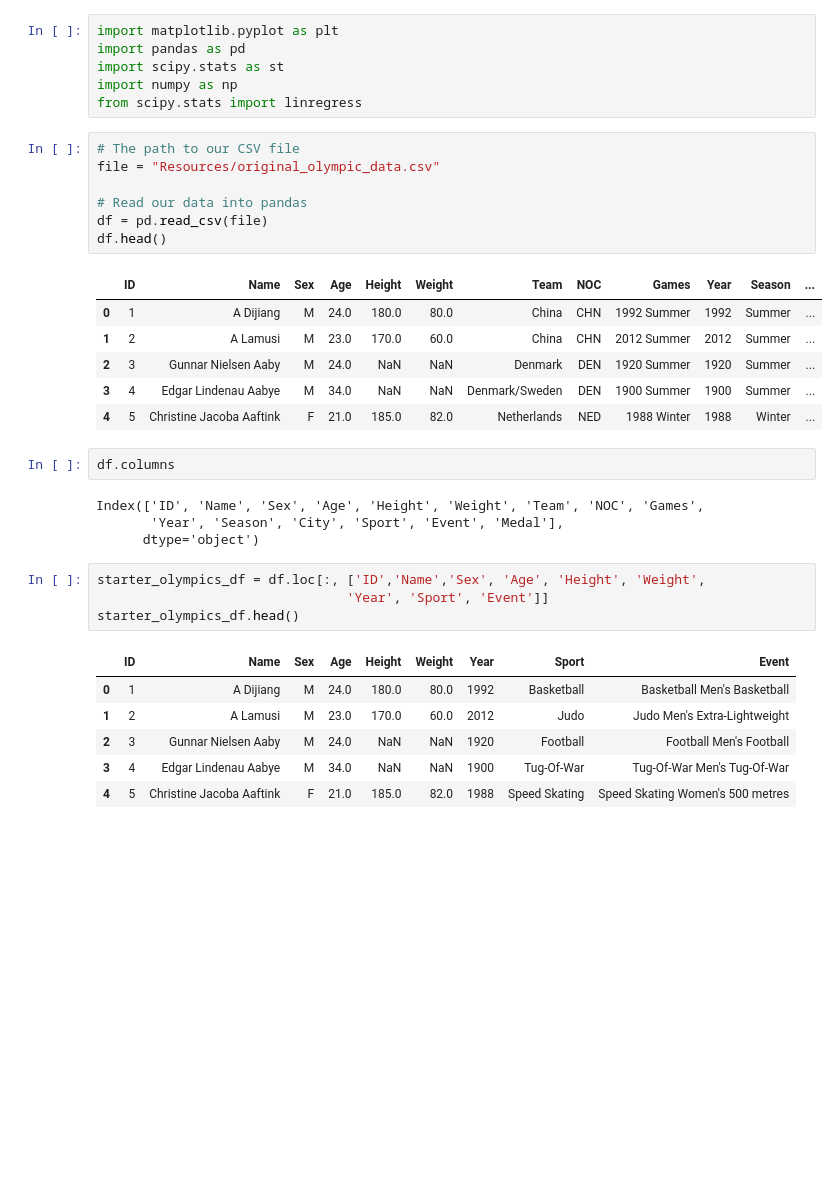
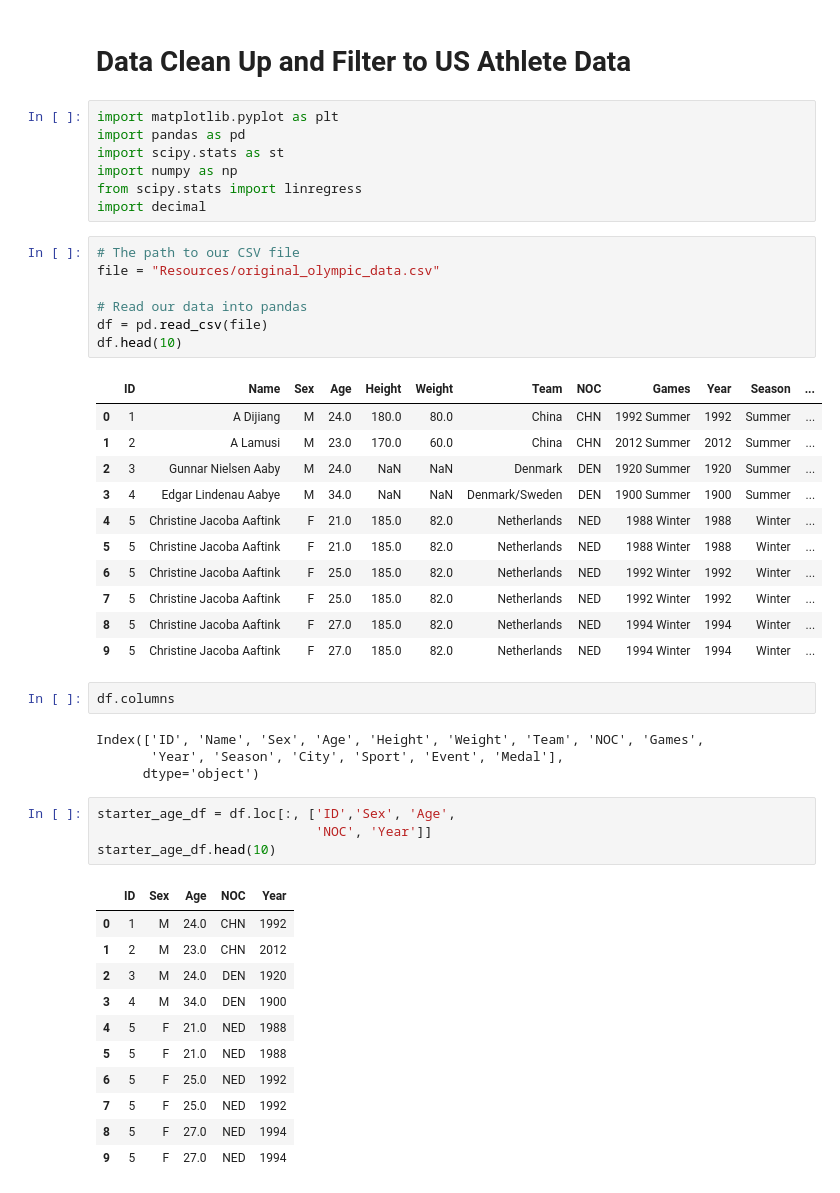
Before and after one commit to fhelms8/Git_Sum_Group_Prj, a Jupyter notebook: Tyler_Work_Age.ipynb, the cells around one changed output. Saved outputs shown, nothing was run; the diff lists cells and outputs as text; blank space fills up the shorter version.

```diff
--- a/Tyler_Work_Age.ipynb
+++ b/Tyler_Work_Age.ipynb
@@ -1,16 +1,19 @@
+# %% [markdown]
+# Data Clean Up and Filter to US Athlete Data
 # %%
 import matplotlib.pyplot as plt
 import pandas as pd
 import scipy.stats as st
 import numpy as np
 from scipy.stats import linregress
+import decimal
 # %%
 # The path to our CSV file
 file = "Resources/original_olympic_data.csv"
 
 # Read our data into pandas
 df = pd.read_csv(file)
-df.head()
+df.head(10)
 # %% [output]
 |  | ID | Name | Sex | Age | Height | Weight | Team | NOC | Games | Year | Season | ... |
 | 0 | 1 | A Dijiang | M | 24.0 | 180.0 | 80.0 | China | CHN | 1992 Summer | 1992 | Summer | ... |
@@ -18,6 +21,11 @@ df.head()
 | 2 | 3 | Gunnar Nielsen Aaby | M | 24.0 | NaN | NaN | Denmark | DEN | 1920 Summer | 1920 | Summer | ... |
 | 3 | 4 | Edgar Lindenau Aabye | M | 34.0 | NaN | NaN | Denmark/Sweden | DEN | 1900 Summer | 1900 | Summer | ... |
 | 4 | 5 | Christine Jacoba Aaftink | F | 21.0 | 185.0 | 82.0 | Netherlands | NED | 1988 Winter | 1988 | Winter | ... |
+| 5 | 5 | Christine Jacoba Aaftink | F | 21.0 | 185.0 | 82.0 | Netherlands | NED | 1988 Winter | 1988 | Winter | ... |
+| 6 | 5 | Christine Jacoba Aaftink | F | 25.0 | 185.0 | 82.0 | Netherlands | NED | 1992 Winter | 1992 | Winter | ... |
+| 7 | 5 | Christine Jacoba Aaftink | F | 25.0 | 185.0 | 82.0 | Netherlands | NED | 1992 Winter | 1992 | Winter | ... |
+| 8 | 5 | Christine Jacoba Aaftink | F | 27.0 | 185.0 | 82.0 | Netherlands | NED | 1994 Winter | 1994 | Winter | ... |
+| 9 | 5 | Christine Jacoba Aaftink | F | 27.0 | 185.0 | 82.0 | Netherlands | NED | 1994 Winter | 1994 | Winter | ... |
 # %%
 df.columns
 # %% [output]
@@ -25,13 +33,18 @@ Index(['ID', 'Name', 'Sex', 'Age', 'Height', 'Weight', 'Team', 'NOC', 'Games',
        'Year', 'Season', 'City', 'Sport', 'Event', 'Medal'],
       dtype='object')
 # %%
-starter_olympics_df = df.loc[:, ['ID','Name','Sex', 'Age', 'Height', 'Weight',
-                                'Year', 'Sport', 'Event']]
-starter_olympics_df.head()
+starter_age_df = df.loc[:, ['ID','Sex', 'Age',
+                            'NOC', 'Year']]
+starter_age_df.head(10)
 # %% [output]
-|  | ID | Name | Sex | Age | Height | Weight | Year | Sport | Event |
-| 0 | 1 | A Dijiang | M | 24.0 | 180.0 | 80.0 | 1992 | Basketball | Basketball Men's Basketball |
-| 1 | 2 | A Lamusi | M | 23.0 | 170.0 | 60.0 | 2012 | Judo | Judo Men's Extra-Lightweight |
-| 2 | 3 | Gunnar Nielsen Aaby | M | 24.0 | NaN | NaN | 1920 | Football | Football Men's Football |
-| 3 | 4 | Edgar Lindenau Aabye | M | 34.0 | NaN | NaN | 1900 | Tug-Of-War | Tug-Of-War Men's Tug-Of-War |
-| 4 | 5 | Christine Jacoba Aaftink | F | 21.0 | 185.0 | 82.0 | 1988 | Speed Skating | Speed Skating Women's 500 metres |
+|  | ID | Sex | Age | NOC | Year |
+| 0 | 1 | M | 24.0 | CHN | 1992 |
+| 1 | 2 | M | 23.0 | CHN | 2012 |
+| 2 | 3 | M | 24.0 | DEN | 1920 |
+| 3 | 4 | M | 34.0 | DEN | 1900 |
+| 4 | 5 | F | 21.0 | NED | 1988 |
+| 5 | 5 | F | 21.0 | NED | 1988 |
+| 6 | 5 | F | 25.0 | NED | 1992 |
+| 7 | 5 | F | 25.0 | NED | 1992 |
+| 8 | 5 | F | 27.0 | NED | 1994 |
+| 9 | 5 | F | 27.0 | NED | 1994 |
```
Also changed, not shown: parts of 33 cells of this notebook.
